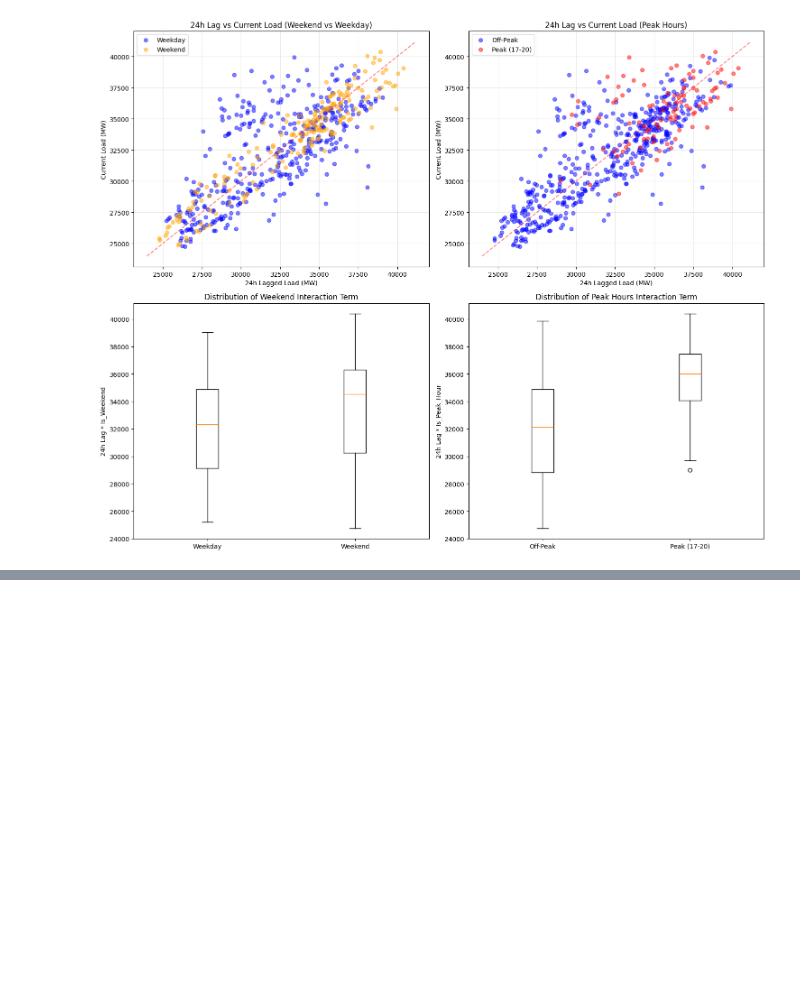
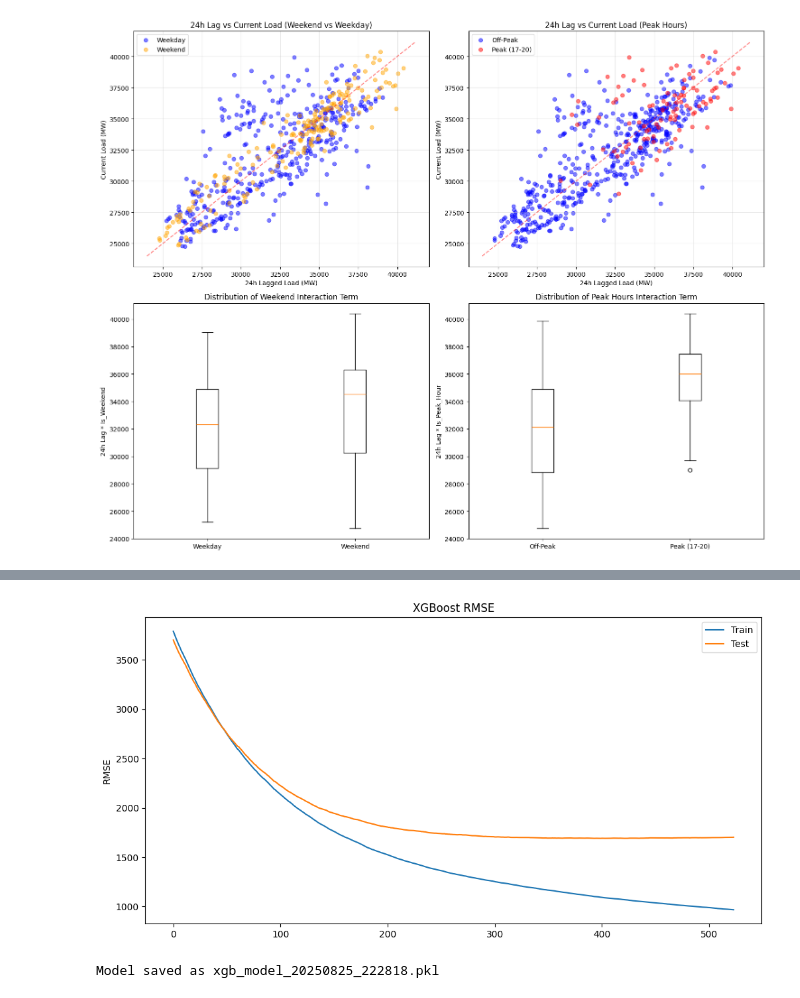
Before and after one commit to DhanaNugraha/Predict-Energy-Demand-with-Weather-Data, a Jupyter notebook: notebooks/demand_forecasting.ipynb, the cells around one changed output, grey strips where cells are left out. Drawn from its saved outputs; the diff is of its cells as text; code cells hidden in the pictures; blank space fills up the shorter version.

Commit message:
feat: xgboost model
-overfit but works (for now tree better)

```diff
--- a/notebooks/demand_forecasting.ipynb
+++ b/notebooks/demand_forecasting.ipynb
@@ -7,14 +7,14 @@ from sklearn.model_selection import train_test_split
 # %%
 # Load the energy demand data
 load_data = pd.read_csv(
-    "../data/PJM_Load_hourly.csv",
+    "data/PJM_Load_hourly.csv",
     parse_dates=["Datetime"],  # Parse the Datetime column
     index_col="Datetime",  # Use Datetime as index
 )
 # %%
 # Load the temperature data
 temp_data = pd.read_csv(
-    "../data/Temperature_hourly.csv",
+    "data/Temperature_hourly.csv",
     parse_dates=["DATE"],  # Parse the Date (UTC) column
     index_col="DATE",  # Use Date (UTC) as index
 )
@@ -637,0 +939,29 @@ plt.show()
+# %%
+# Plot learning curves
+results = xgb_model.evals_result()
+epochs = len(results["validation_0"]["rmse"])
+x_axis = range(0, epochs)
+
+plt.figure(figsize=(12, 6))
+plt.plot(x_axis, results["validation_0"]["rmse"], label="Train")
+plt.plot(x_axis, results["validation_1"]["rmse"], label="Test")
+plt.legend()
+plt.ylabel("RMSE")
+plt.title("XGBoost RMSE")
+plt.show()
+# %% [output]
+[figure, added]
+# %%
+import joblib
+import datetime
+
+# Save the model
+timestamp = datetime.datetime.now().strftime("%Y%m%d_%H%M%S")
+model_filename = f"xgb_model_{timestamp}.pkl"
+joblib.dump(xgb_model, model_filename)
+print(f"Model saved as {model_filename}")
+
+# To load the model later:
+# loaded_model = joblib.load(model_filename)
+# %% [output]
+Model saved as xgb_model_20250825_222818.pkl
```
Also changed, not shown: parts of 8 cells of this notebook, 4 other files.
